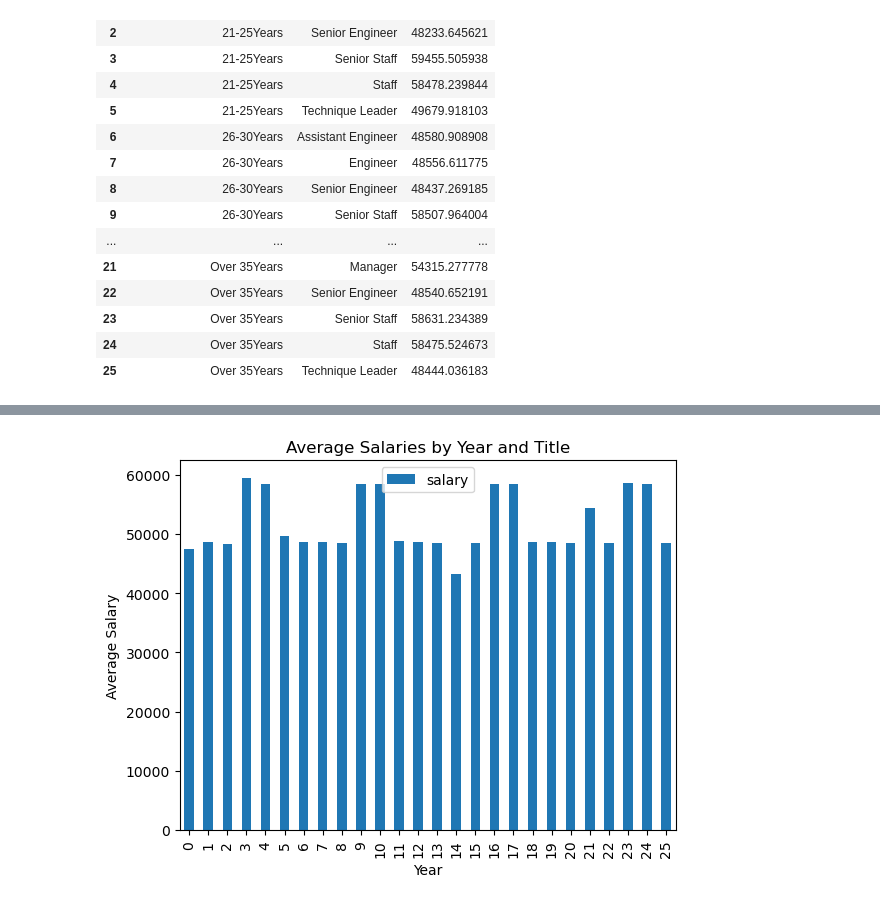
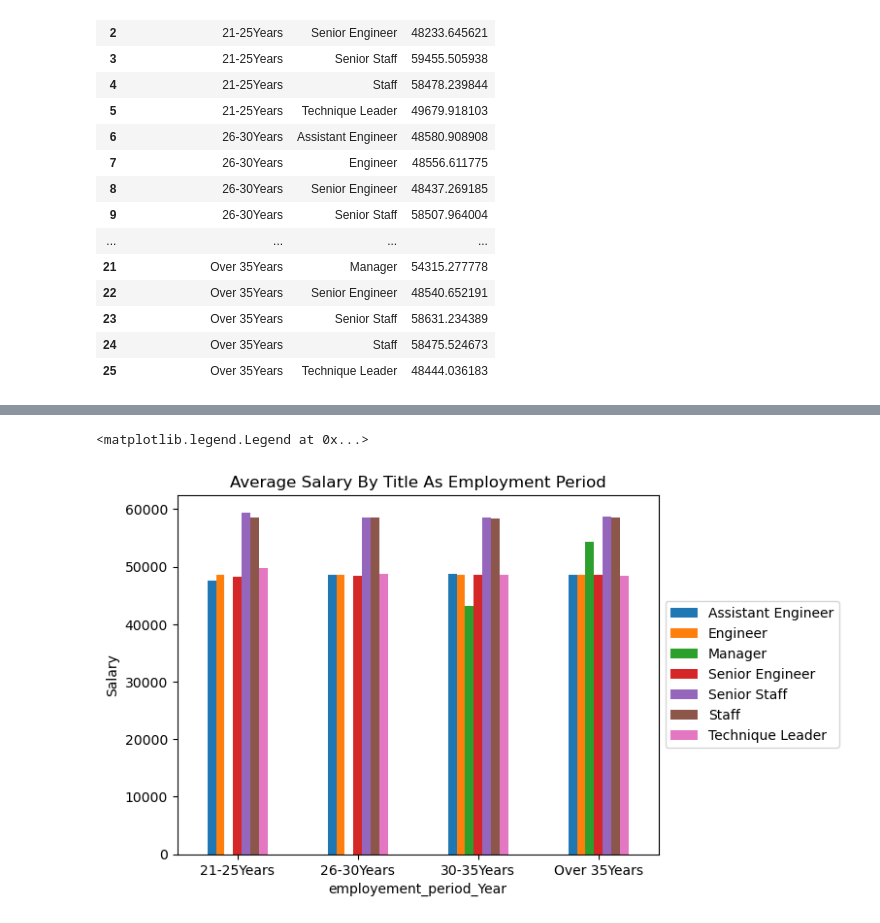
Before and after one commit to nathanunghwan/EmployeeSQL_data_modeling_engineering_analysis, a Jupyter notebook: Employements_Analysis.ipynb, the cells around one changed output, grey strips where cells are left out. Saved outputs shown, nothing was run; the diff lists cells and outputs as text; code cells hidden in the pictures.

```diff
--- a/Employements_Analysis.ipynb
+++ b/Employements_Analysis.ipynb
@@ -163,15 +164,10 @@ fig.savefig('Average Salary by Title (each by employment period.png)')
-# %%
-avg_salaries['salary'] = avg_salaries['salary'].astype(float)
-
-# create the bar chart
-avg_salaries.plot(kind='bar')
-
-# set the title and axis labels
-plt.title('Average Salaries by Year and Title')
-plt.xlabel('Year')
-plt.ylabel('Average Salary')
-
-# show the chart
-plt.show()
-# %% [output]
-[figure, removed]
+# %%
+
+df_pivot = avg_salaries.pivot(index='employement_period_Year',columns='title',values='salary')
+df_pivot.plot.bar(rot=0)
+plt.title('Average Salary By Title As Employment Period', color='black')
+plt.ylabel("Salary")
+plt.legend(loc='center left', bbox_to_anchor=(1, 0.5))
+# %% [output]
+<matplotlib.legend.Legend at 0x...>
+[figure, added]
```
Also changed, not shown: parts of 2 cells of this notebook, 2 other files.
